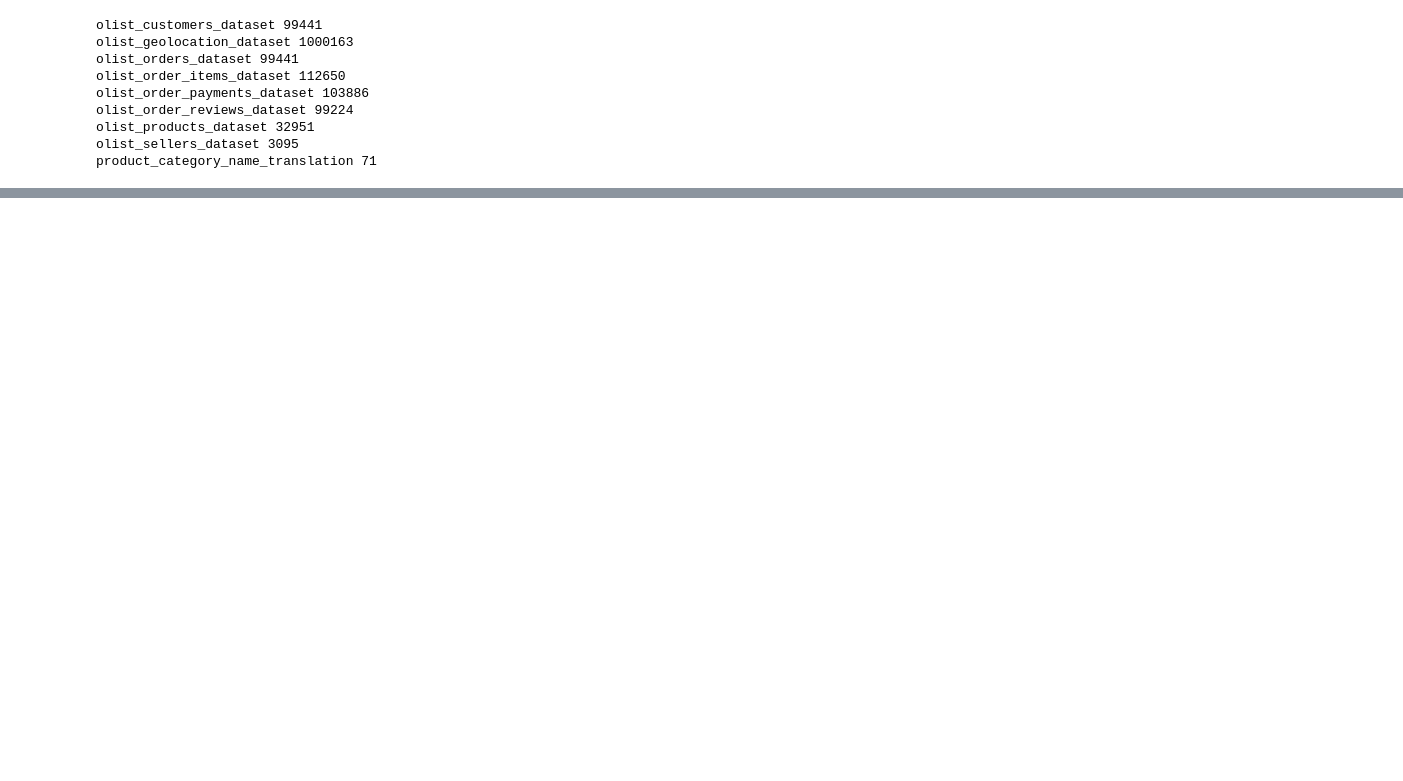
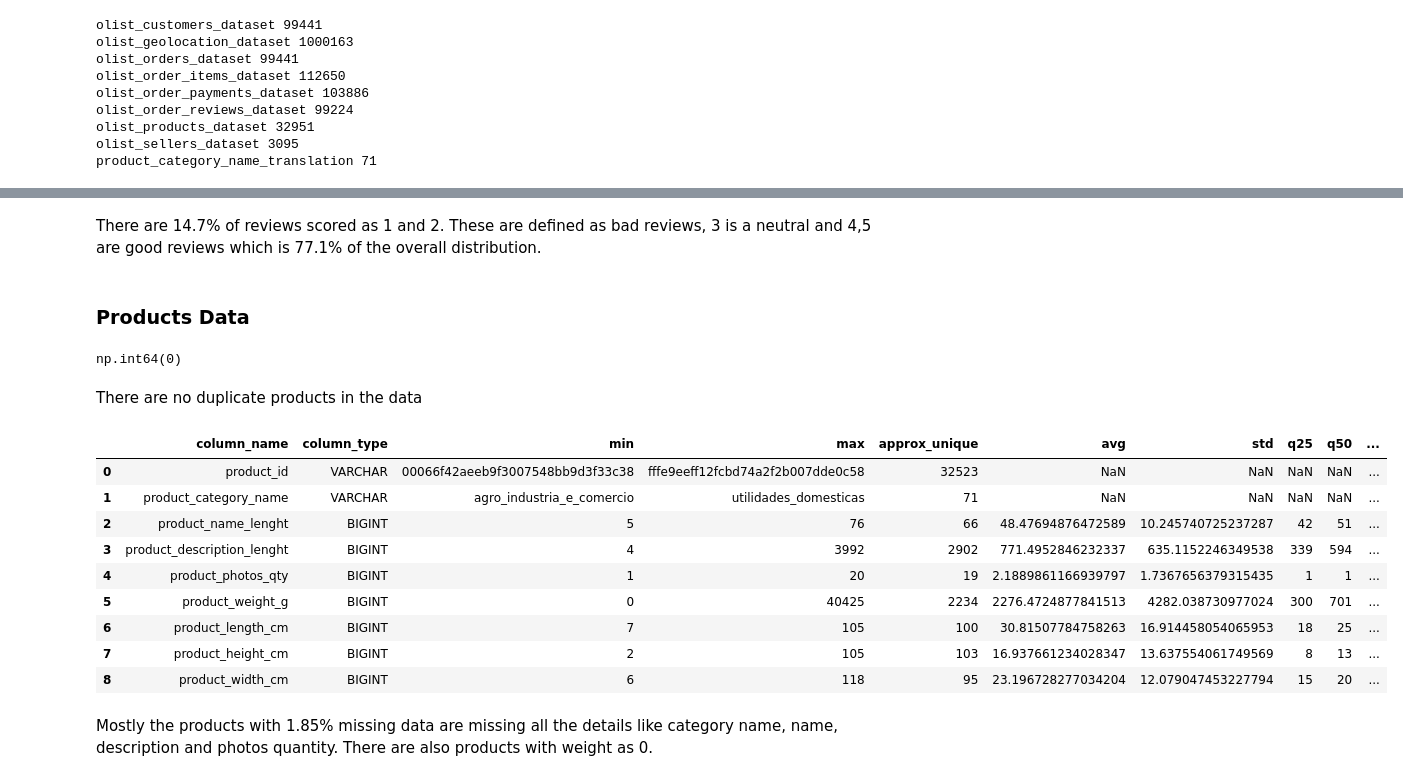
Before and after one commit to koustubhprem/elio-assessment, a Jupyter notebook: notebooks/00_load_and_explore_data.ipynb, the cells around one changed output, grey strips where cells are left out. Drawn from its saved outputs; the diff is of its cells as text; code cells hidden in the pictures; blank space fills up the shorter version.

Commit message:
Added data quality checks for tables and some EDA

```diff
--- a/notebooks/00_load_and_explore_data.ipynb
+++ b/notebooks/00_load_and_explore_data.ipynb
@@ -41,0 +311,26 @@ product_category_name_translation 71
+# %% [markdown]
+There are 14.7% of reviews scored as 1 and 2. These are defined as bad reviews, 3 is a neutral and 4,5 are good reviews which is 77.1% of the overall distribution.
+# %% [markdown]
+### Products Data
+# %%
+con.execute("select * from olist_products_dataset").df().duplicated().sum()
+# %% [output]
+np.int64(0)
+# %% [markdown]
+There are no duplicate products in the data
+# %%
+summarise_products_table = con.execute(""" summarize olist_products_dataset""").df()
+summarise_products_table
+# %% [output]
+|  | column_name | column_type | min | max | approx_unique | avg | std | q25 | q50 | ... |
+| 0 | product_id | VARCHAR | 00066f42aeeb9f3007548bb9d3f33c38 | fffe9eeff12fcbd74a2f2b007dde0c58 | 32523 | NaN | NaN | NaN | NaN | ... |
+| 1 | product_category_name | VARCHAR | agro_industria_e_comercio | utilidades_domesticas | 71 | NaN | NaN | NaN | NaN | ... |
+| 2 | product_name_lenght | BIGINT | 5 | 76 | 66 | 48.47694876472589 | 10.245740725237287 | 42 | 51 | ... |
+| 3 | product_description_lenght | BIGINT | 4 | 3992 | 2902 | 771.4952846232337 | 635.1152246349538 | 339 | 594 | ... |
+| 4 | product_photos_qty | BIGINT | 1 | 20 | 19 | 2.1889861166939797 | 1.7367656379315435 | 1 | 1 | ... |
+| 5 | product_weight_g | BIGINT | 0 | 40425 | 2234 | 2276.4724877841513 | 4282.038730977024 | 300 | 701 | ... |
+| 6 | product_length_cm | BIGINT | 7 | 105 | 100 | 30.81507784758263 | 16.914458054065953 | 18 | 25 | ... |
+| 7 | product_height_cm | BIGINT | 2 | 105 | 103 | 16.937661234028347 | 13.637554061749569 | 8 | 13 | ... |
+| 8 | product_width_cm | BIGINT | 6 | 118 | 95 | 23.196728277034204 | 12.079047453227794 | 15 | 20 | ... |
+# %% [markdown]
+Mostly the products with 1.85% missing data are missing all the details like category name, name, description and photos quantity. There are also products with weight as 0.
```
Also changed, not shown: parts of 50 cells of this notebook.
